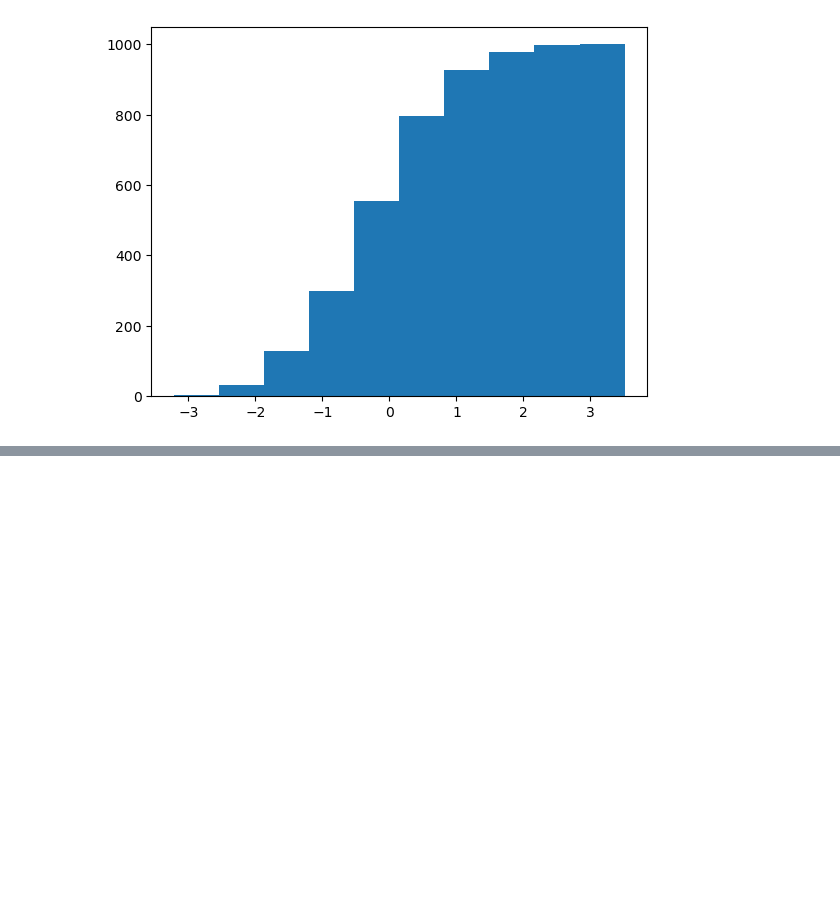
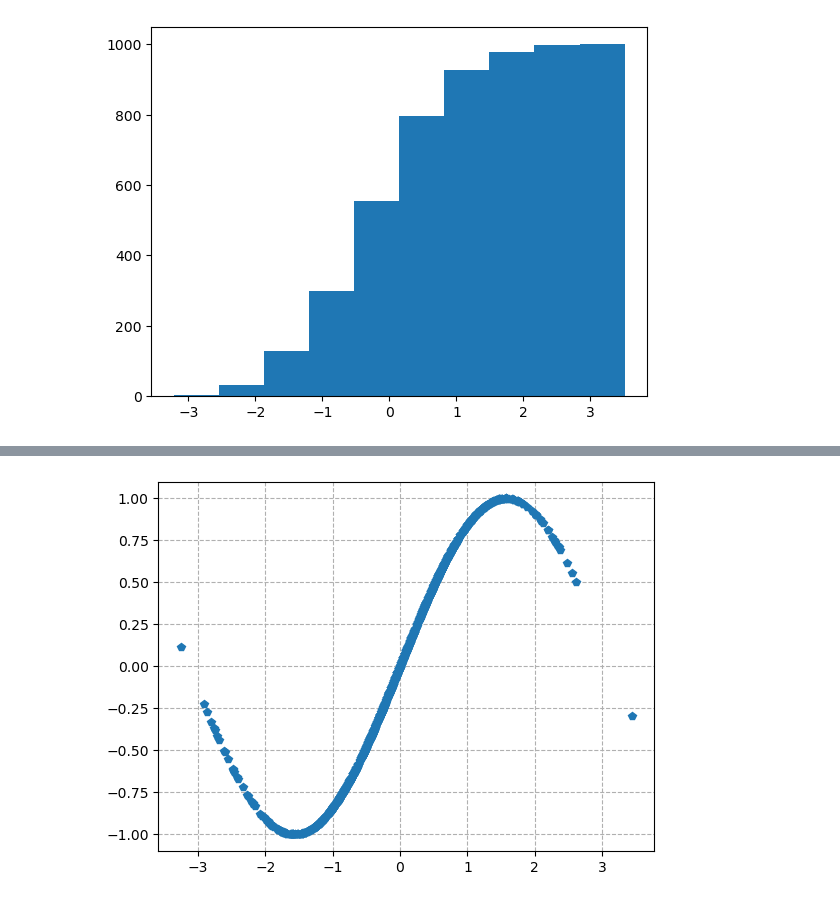
Before and after one commit to basavbamrah/training-sem-7, a Jupyter notebook: basics_5_matplt.ipynb, the cells around one changed output, grey strips where cells are left out. Cells and saved outputs as stored; diff of their text form; code cells hidden in the pictures; blank space fills up the shorter version.

```diff
--- a/basics_5_matplt.ipynb
+++ b/basics_5_matplt.ipynb
@@ -385,0 +425,7 @@ plt.hist(arr,cumulative=True)
+# %%
+arr1 = np.random.randn(1000)
+arr2 = np.sin(arr1)
+plt.plot(arr1, arr2,'p')
+plt.grid(linestyle='--')
+# %% [output]
+[figure, added]
```
Also changed, not shown: parts of 6 cells of this notebook, 1 other file.
